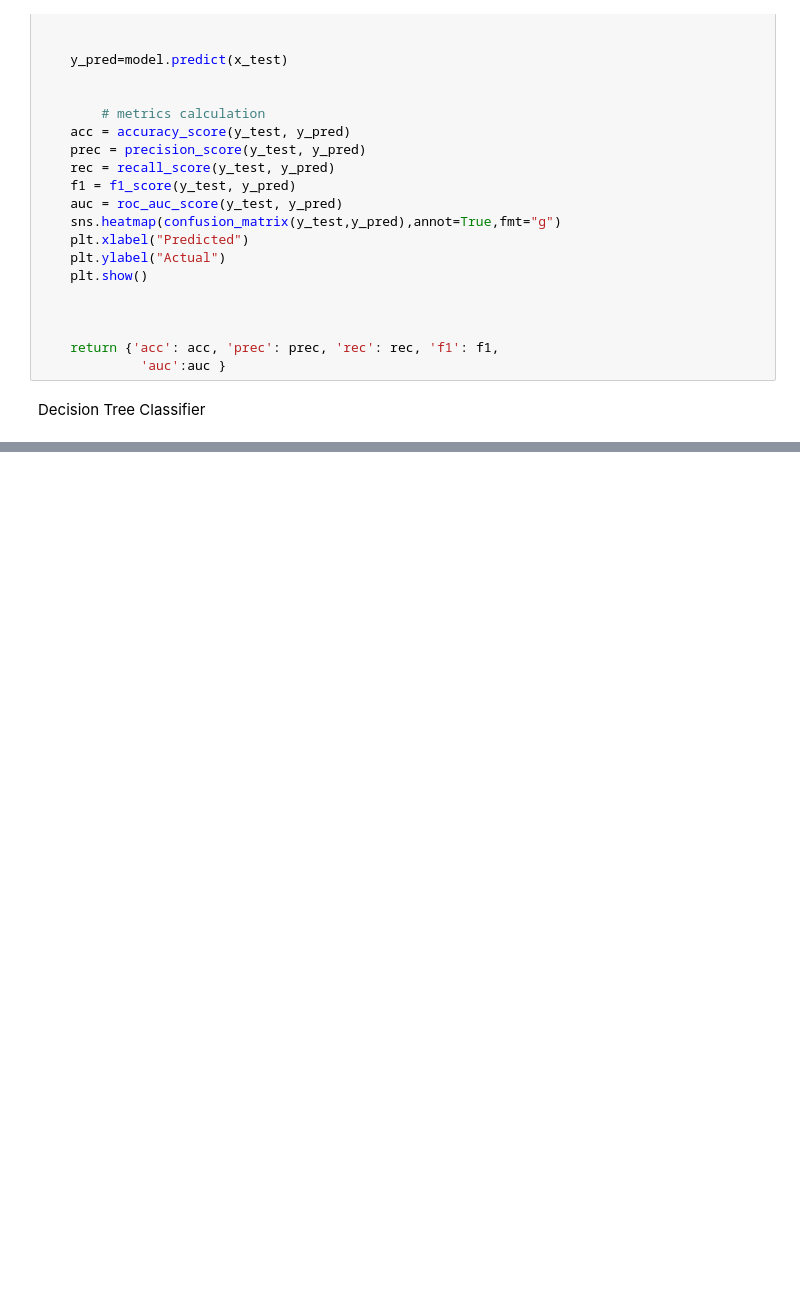
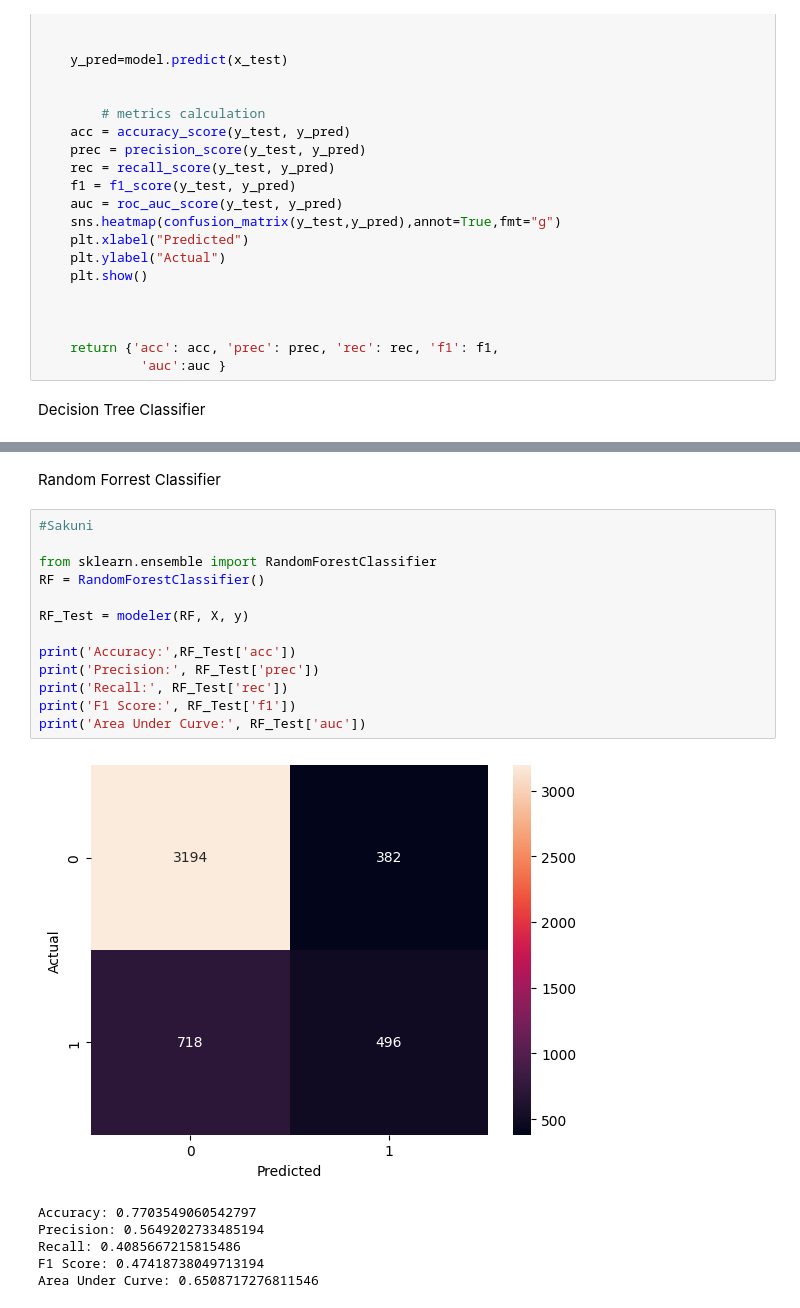
Before and after one commit to IT22106360/QuantaML-FDM-Employee-Retention, a Jupyter notebook: notebooks/modeling.ipynb, the cells around one changed output, grey strips where cells are left out. Cells and saved outputs as stored; diff of their text form; blank space fills up the shorter version.

```diff
--- a/notebooks/modeling.ipynb
+++ b/notebooks/modeling.ipynb
@@ -99,0 +100,22 @@ Area Under Curve: 0.6501316206524183
+# %% [markdown]
+Random Forrest Classifier
+# %%
+#Sakuni
+
+from sklearn.ensemble import RandomForestClassifier
+RF = RandomForestClassifier()
+
+RF_Test = modeler(RF, X, y)
+
+print('Accuracy:',RF_Test['acc'])
+print('Precision:', RF_Test['prec'])
+print('Recall:', RF_Test['rec'])
+print('F1 Score:', RF_Test['f1'])
+print('Area Under Curve:', RF_Test['auc'])
+# %% [output]
+[figure, added]
+Accuracy: 0.7703549060542797
+Precision: 0.5649202733485194
+Recall: 0.4085667215815486
+F1 Score: 0.47418738049713194
+Area Under Curve: 0.6508717276811546
```
Also changed, not shown: parts of 8 cells of this notebook.
